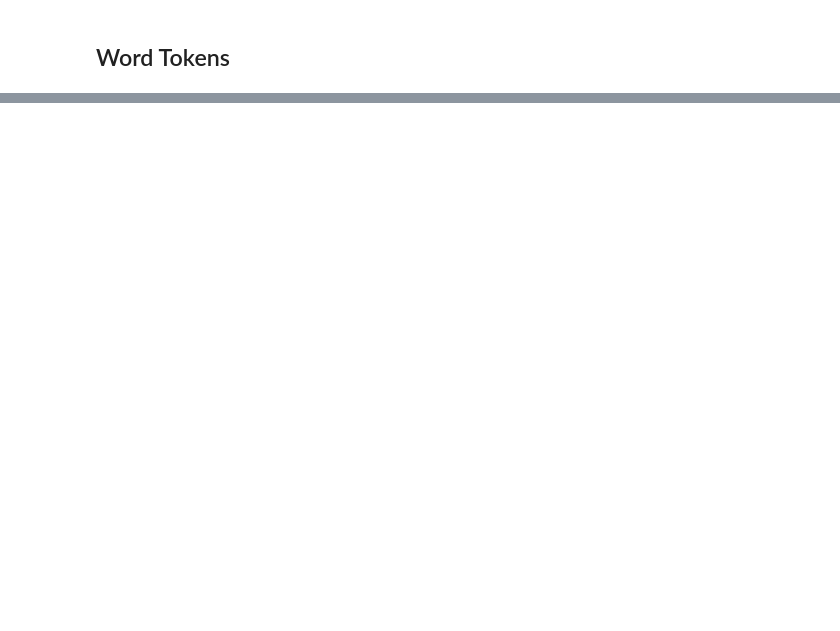
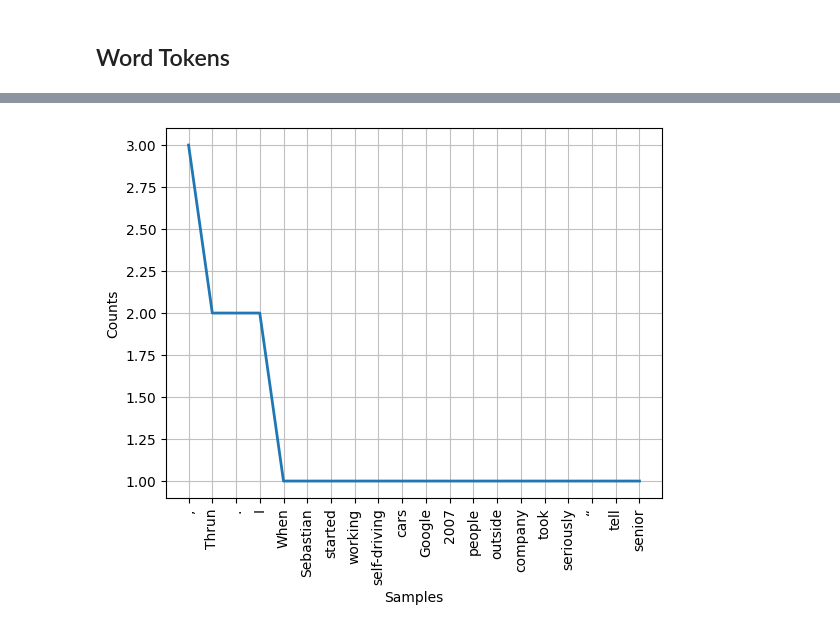
Before and after one commit to DinizMaths/natural-language-processing, a Jupyter notebook: nlp_with_nltk/nltk.ipynb, the cells around one changed output, grey strips where cells are left out. Drawn from its saved outputs; the diff is of its cells as text; code cells hidden in the pictures; blank space fills up the shorter version.

Commit message:
fix spacy and added treatment to nltk

```diff
--- a/nlp_with_nltk/nltk.ipynb
+++ b/nlp_with_nltk/nltk.ipynb
@@ -52,0 +44,11 @@ text
+# %%
+text = """
+    When Sebastian Thrun started working on self-driving cars at
+    Google in 2007, few people outside of the company took him
+    seriously. “I can tell you very senior CEOs of major American
+    car companies would shake my hand and turn away because I wasn't
+    worth talking to,” said Thrun, in an interview with Recode earlier
+    this week.
+"""
+
+text
@@ -66,0 +85,8 @@ Word Tokens:  ['We', 'are', 'made', 'of', 'star-stuff', '.', 'We', 'are', 'a', '
+# %%
+stop_words = stopwords.words("english")
+text_tokens = word_tokenize(text, language="english")
+
+tokens_without_sw = [word for word in text_tokens if not word in stop_words]
+
+print("Tokens with stop words: ", text_tokens)
+print("Tokens without stop words: ", tokens_without_sw)
@@ -66,0 +118,6 @@ Word Tokens:  ['We', 'are', 'made', 'of', 'star-stuff', '.', 'We', 'are', 'a', '
+# %%
+freq = nltk.FreqDist(word_tokenize(" ".join(tokens_without_sw), language="english"))
+
+freq.plot(20, cumulative=False);
+# %% [output]
+[figure, added]
```
Also changed, not shown: parts of 17 cells of this notebook, 2 other files.
